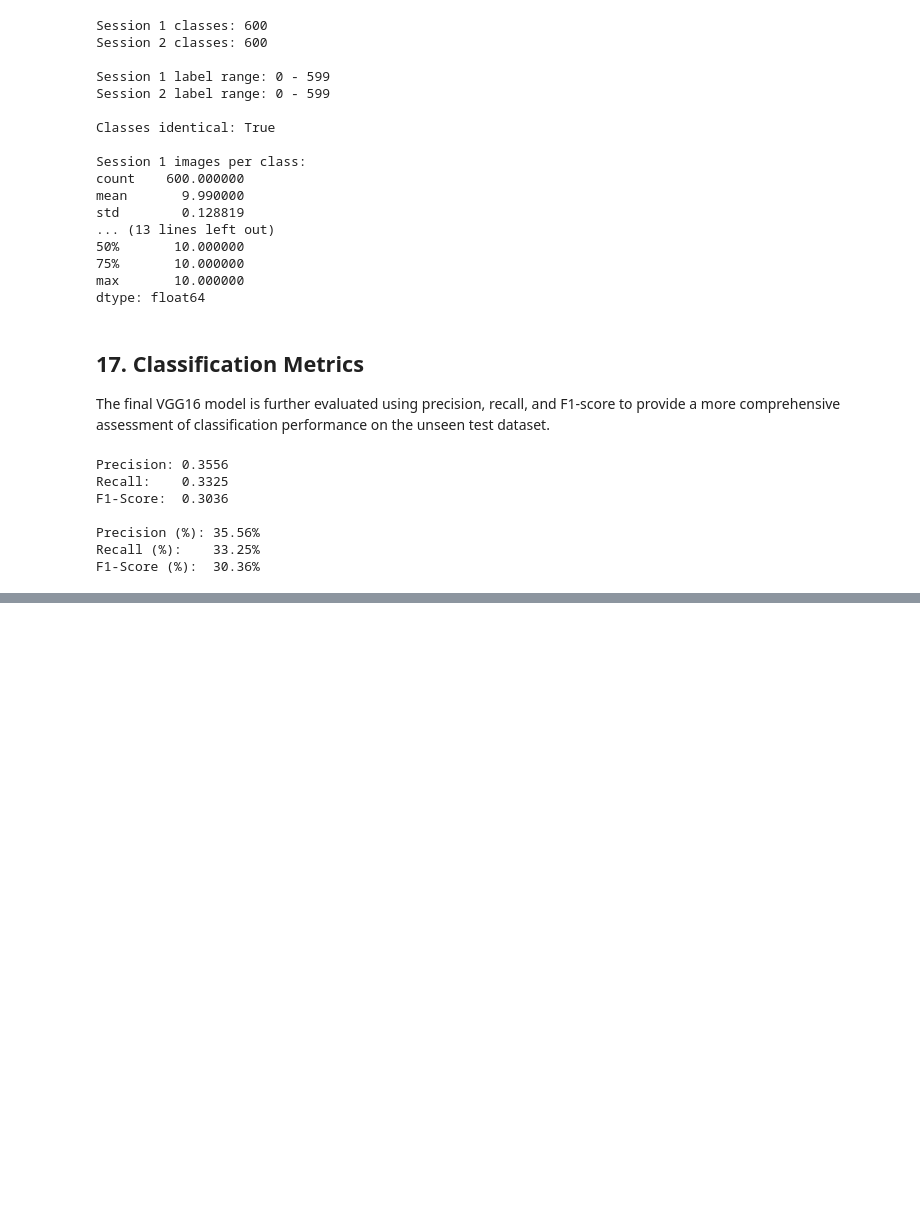
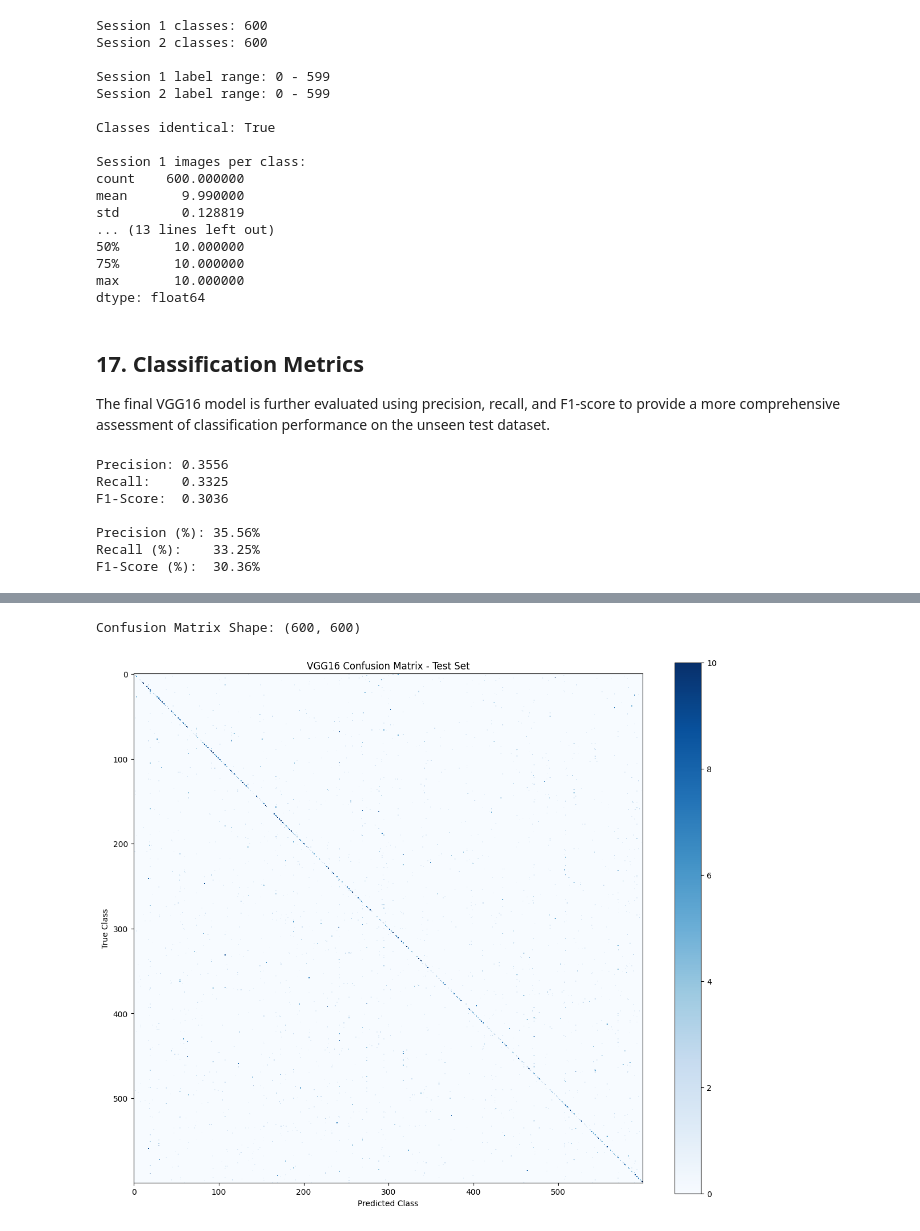
Before and after one commit to Dulandi-Dinethya/SE4050-Deep_Learning_Assignment, a Jupyter notebook: results/models/02_VGG16_IT23185302.ipynb, the cells around one changed output, grey strips where cells are left out. Cells and saved outputs as stored; diff of their text form; code cells hidden in the pictures; blank space fills up the shorter version.

Commit message:
Add VGG16 performance visualizations and final results analysis

```diff
--- a/results/models/02_VGG16_IT23185302.ipynb
+++ b/results/models/02_VGG16_IT23185302.ipynb
@@ -1004,0 +1010,22 @@ F1-Score (%):  30.36%
+# %%
+from sklearn.metrics import confusion_matrix
+import matplotlib.pyplot as plt
+
+# Generate confusion matrix
+cm = confusion_matrix(y_true, y_pred)
+
+print("Confusion Matrix Shape:", cm.shape)
+
+# Visualize the confusion matrix
+plt.figure(figsize=(12, 10))
+plt.imshow(cm, interpolation="nearest", cmap="Blues")
+plt.title("VGG16 Confusion Matrix - Test Set")
+plt.xlabel("Predicted Class")
+plt.ylabel("True Class")
+plt.colorbar()
+
+plt.tight_layout()
+plt.show()
+# %% [output]
+Confusion Matrix Shape: (600, 600)
+[figure, added]
```
Also changed, not shown: parts of 7 cells of this notebook.
